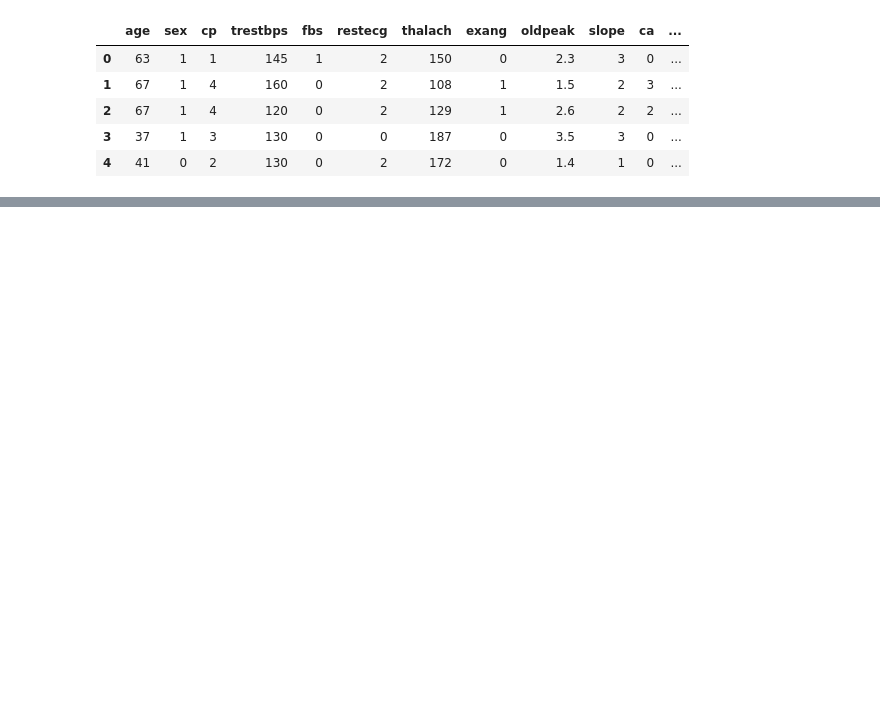
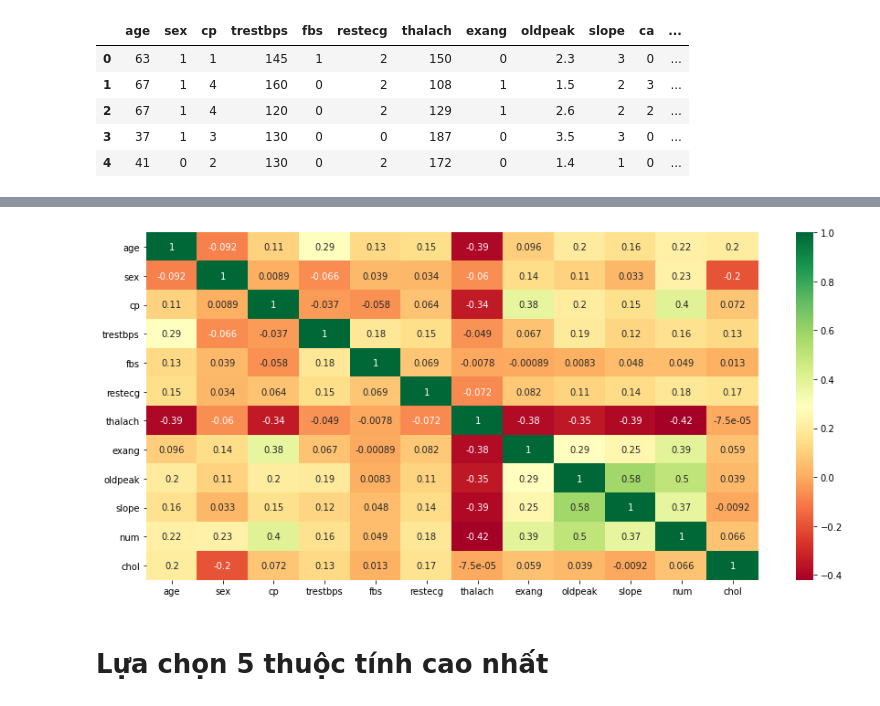
Before and after one commit to hieplk97/Data-Science, a Jupyter notebook: 06 Machine Learning with Python/Exercise/Midterm/Question 2.ipynb, the cells around one changed output, grey strips where cells are left out. Cells and saved outputs as stored; diff of their text form; code cells hidden in the pictures; blank space fills up the shorter version.

```diff
--- a/06 Machine Learning with Python/Exercise/Midterm/Question 2.ipynb
+++ b/06 Machine Learning with Python/Exercise/Midterm/Question 2.ipynb
@@ -89,0 +116,12 @@ df.shape
+# %%
+corrmat=df.corr()
+top_corr_features = corrmat.index
+# %%
+plt.figure(figsize=(15, 7))
+# plot heat map
+g = sns.heatmap(corrmat, cmap="RdYlGn", annot=True) # annot = True: in tât cả giá trị
+plt.show()
+# %% [output]
+[figure, added]
+# %% [markdown]
+# Lựa chọn 5 thuộc tính cao nhất
```
Also changed, not shown: parts of 42 cells of this notebook, 1 other file.
